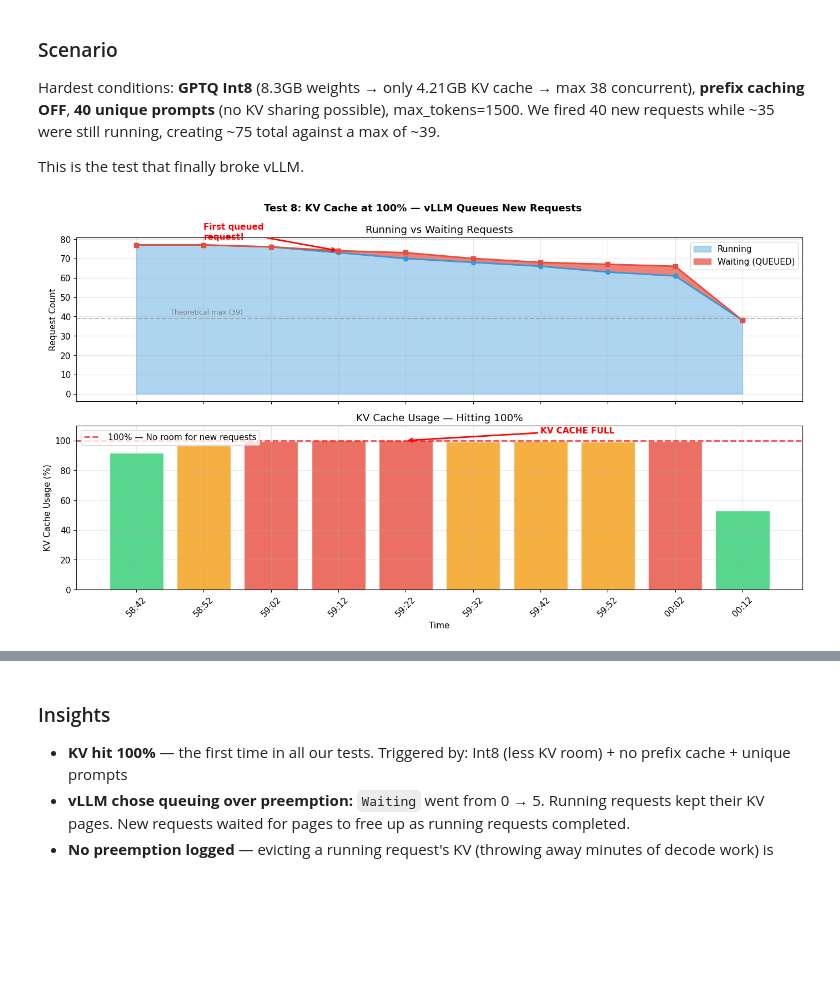
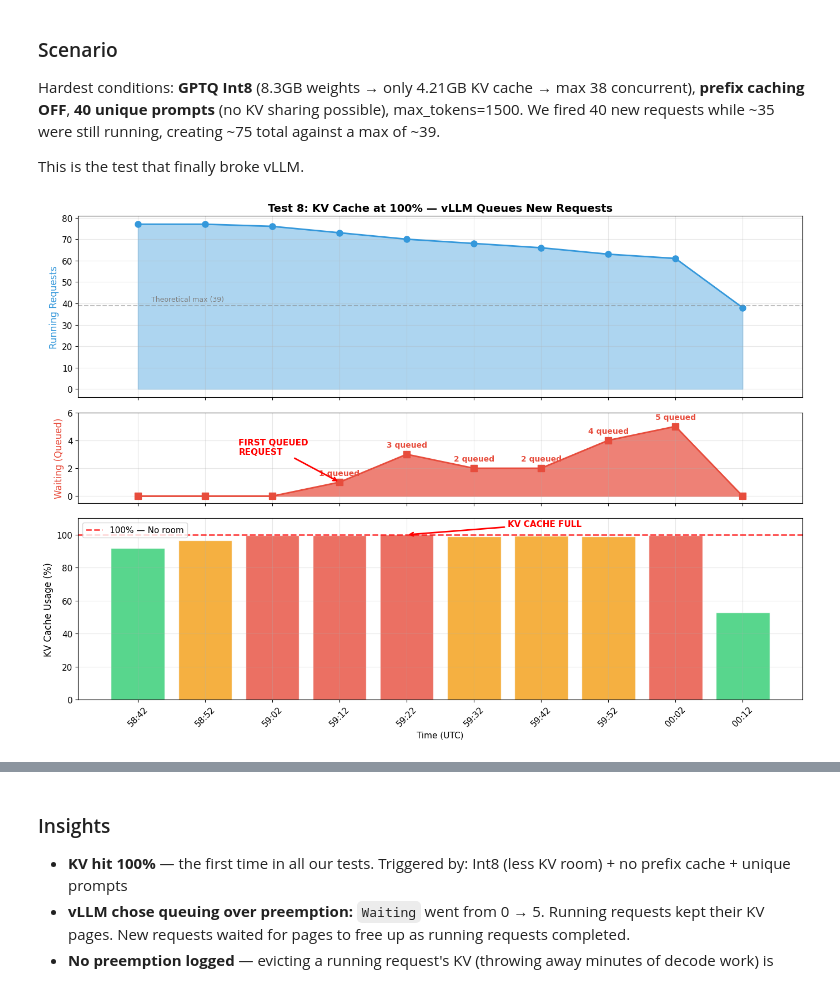
Before and after one commit to mrefaat87/vLLM-Inference-Lab, a Jupyter notebook: inference_lab_results.ipynb, the cells around one changed output, grey strips where cells are left out. Drawn from its saved outputs; the diff is of its cells as text; code cells hidden in the pictures; blank space fills up the shorter version.

```diff
--- a/inference_lab_results.ipynb
+++ b/inference_lab_results.ipynb
@@ -795,67 +795,75 @@ kv_timeline = [
 times = list(range(len(kv_timeline)))
 labels = [t[0].split(':')[1] + ':' + t[0].split(':')[2] for t in kv_timeline]
 running = [t[1] for t in kv_timeline]
 waiting = [t[2] for t in kv_timeline]
 kv_pct = [t[3] for t in kv_timeline]
 
-fig, (ax1, ax2) = plt.subplots(2, 1, figsize=(14, 8), sharex=True)
+fig, axes = plt.subplots(3, 1, figsize=(14, 10), sharex=True,
+                          gridspec_kw={'height_ratios': [2, 1, 2]})
 
-# Chart 1: Running + Waiting requests
-ax1.fill_between(times, running, alpha=0.4, color='#3498db', label='Running')
-ax1.fill_between(times, [r + w for r, w in zip(running, waiting)], running,
-                alpha=0.7, color='#e74c3c', label='Waiting (QUEUED)')
-ax1.plot(times, running, 'o-', color='#3498db', linewidth=2)
-ax1.plot(times, [r + w for r, w in zip(running, waiting)], 's-', color='#e74c3c', linewidth=2)
-ax1.set_ylabel('Request Count')
-ax1.set_title('Running vs Waiting Requests')
-ax1.legend()
-ax1.axhline(y=39, color='gray', linestyle='--', alpha=0.5)
-ax1.text(0.5, 41, 'Theoretical max (39)', fontsize=9, color='gray')
+# Top: Running requests
+axes[0].fill_between(times, running, alpha=0.4, color='#3498db')
+axes[0].plot(times, running, 'o-', color='#3498db', linewidth=2, markersize=8)
+axes[0].set_ylabel('Running Requests', color='#3498db', fontsize=12)
+axes[0].axhline(y=39, color='gray', linestyle='--', alpha=0.5)
+axes[0].text(0.2, 41, 'Theoretical max (39)', fontsize=9, color='gray')
+axes[0].set_title('Test 8: KV Cache at 100% — vLLM Queues New Requests', fontsize=14, fontweight='bold')
 
-# Annotate first queue event
-ax1.annotate('First queued\nrequest!', xy=(3, 74), xytext=(1, 80),
-            arrowprops=dict(arrowstyle='->', color='red', lw=2),
-            fontsize=11, color='red', fontweight='bold')
+# Middle: Waiting requests — separate axis so small values (0-5) are visible
+axes[1].fill_between(times, waiting, alpha=0.7, color='#e74c3c')
+axes[1].plot(times, waiting, 's-', color='#e74c3c', linewidth=2, markersize=8)
+axes[1].set_ylabel('Waiting (Queued)', color='#e74c3c', fontsize=12)
+axes[1].set_ylim(-0.5, max(waiting) + 1)
+# Annotate each non-zero waiting count
+for i, w in enumerate(waiting):
+    if w > 0:
+        axes[1].annotate(f'{w} queued', xy=(i, w), xytext=(i, w + 0.5),
+                        fontsize=10, fontweight='bold', color='#e74c3c', ha='center')
+# Mark first queue event
+first_q = next(i for i, w in enumerate(waiting) if w > 0)
+axes[1].annotate('FIRST QUEUED\nREQUEST', xy=(first_q, waiting[first_q]),
+                xytext=(first_q - 1.5, waiting[first_q] + 2),
+                arrowprops=dict(arrowstyle='->', color='red', lw=2),
+                fontsize=11, color='red', fontweight='bold')
 
-# Chart 2: KV cache usage
+# Bottom: KV cache usage
 colors_kv = ['#2ecc71' if k < 95 else '#f39c12' if k < 99.5 else '#e74c3c' for k in kv_pct]
-ax2.bar(times, kv_pct, color=colors_kv, alpha=0.8, edgecolor='white')
-ax2.axhline(y=100, color='red', linestyle='--', linewidth=2, alpha=0.7, label='100% — No room for new requests')
-ax2.set_ylabel('KV Cache Usage (%)')
-ax2.set_xlabel('Time')
-ax2.set_xticks(times)
-ax2.set_xticklabels(labels, rotation=45)
-ax2.set_title('KV Cache Usage — Hitting 100%')
-ax2.set_ylim(0, 110)
-ax2.legend()
+axes[2].bar(times, kv_pct, color=colors_kv, alpha=0.8, edgecolor='white')
+axes[2].axhline(y=100, color='red', linestyle='--', linewidth=2, alpha=0.7, label='100% — No room')
+axes[2].set_ylabel('KV Cache Usage (%)', fontsize=12)
+axes[2].set_xlabel('Time (UTC)')
+axes[2].set_xticks(times)
+axes[2].set_xticklabels(labels, rotation=45)
+axes[2].set_ylim(0, 110)
+axes[2].legend()
 
 # Annotate the 100% moment
 full_idx = next(i for i, k in enumerate(kv_pct) if k >= 100)
-ax2.annotate('KV CACHE FULL', xy=(full_idx, 100), xytext=(full_idx+2, 105),
-            arrowprops=dict(arrowstyle='->', color='red', lw=2),
-            fontsize=11, color='red', fontweight='bold')
+axes[2].annotate('KV CACHE FULL', xy=(full_idx, 100), xytext=(full_idx + 1.5, 105),
+                arrowprops=dict(arrowstyle='->', color='red', lw=2),
+                fontsize=11, color='red', fontweight='bold')
 
-plt.suptitle('Test 8: KV Cache at 100% — vLLM Queues New Requests', fontsize=13, fontweight='bold')
 plt.tight_layout()
 plt.show()
 
+# Data table
 print("\nKV Cache Timeline (from server logs):")
 print(f"{'Time':>10}  {'Running':>8}  {'Waiting':>8}  {'KV Cache':>9}")
 print("-" * 40)
 for t, r, w, k in kv_timeline:
-    marker = " ← QUEUING" if w > 0 else (" ← FULL" if k >= 100 else "")
+    marker = " <-- QUEUING" if w > 0 else (" <-- FULL" if k >= 100 else "")
     print(f"{t:>10}  {r:>8}  {w:>8}  {k:>8.1f}%{marker}")
 
-# Also show the sequential rounds from the subagent
+# Sequential rounds from the subagent
 print("\nSequential rounds (from subagent):")
 for r in preemption:
     if r.get('ok', 0) > 0:
         print(f"  N={r['n']:>2} | OK: {r['ok']:>2} | TTFT p50: {r['ttft_p50']:.1f}s | "
               f"Total p50: {r['total_p50']:.0f}s | tok/s: {r['avg_tok_per_sec']:.1f}")
     else:
-        print(f"  N={r['n']:>2} | FAILED — {r.get('errors', ['server crashed'])[0][:50] if r.get('errors') else 'server crashed'}")
+        print(f"  N={r['n']:>2} | FAILED -- {r.get('errors', ['server crashed'])[0][:50] if r.get('errors') else 'server crashed'}")
 # %% [output]
-[figure, old version]
+[figure, new version]
 KV Cache Timeline (from server logs):
       Time   Running   Waiting   KV Cache
 ----------------------------------------
```
Also changed, not shown: parts of 1 cell of this notebook.
